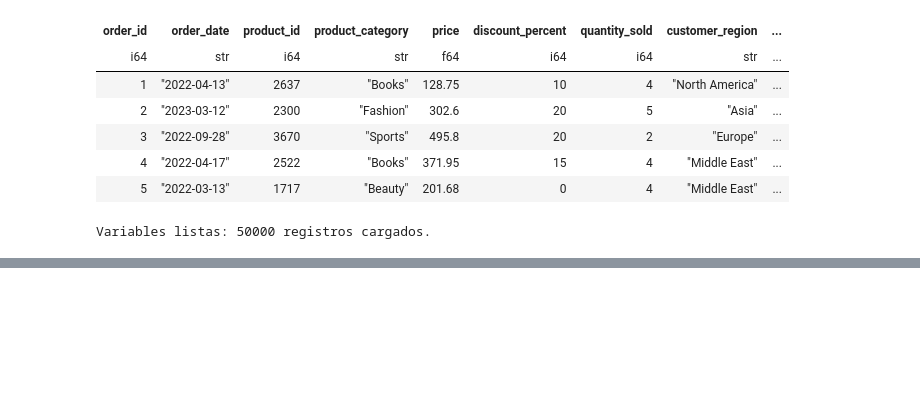
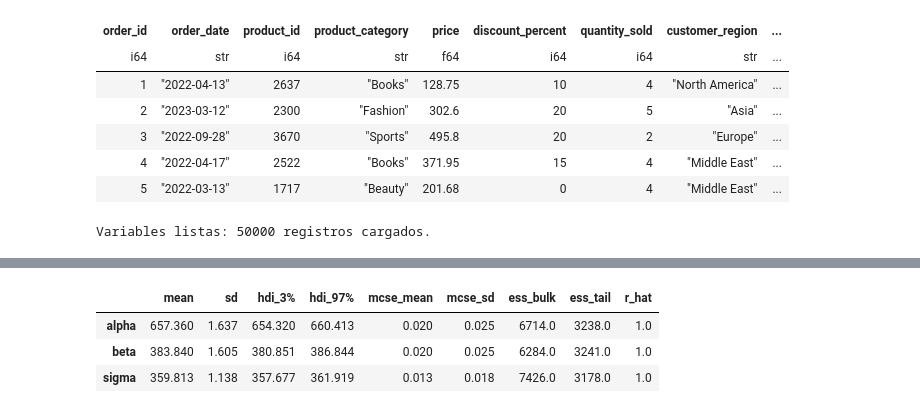
Before and after one commit to Bootcamp-IA-P6/5_Regresion_bayesiana, a Jupyter notebook: 02_Modelado_Bayesiano.ipynb, the cells around one changed output, grey strips where cells are left out. Cells and saved outputs as stored; diff of their text form; code cells hidden in the pictures; blank space fills up the shorter version.

```diff
--- a/02_Modelado_Bayesiano.ipynb
+++ b/02_Modelado_Bayesiano.ipynb
@@ -32,0 +76,7 @@ Variables listas: 50000 registros cargados.
+# %%
+az.summary(trace)
+# %% [output]
+|  | mean | sd | hdi_3% | hdi_97% | mcse_mean | mcse_sd | ess_bulk | ess_tail | r_hat |
+| alpha | 657.360 | 1.637 | 654.320 | 660.413 | 0.020 | 0.025 | 6714.0 | 3238.0 | 1.0 |
+| beta | 383.840 | 1.605 | 380.851 | 386.844 | 0.020 | 0.025 | 6284.0 | 3241.0 | 1.0 |
+| sigma | 359.813 | 1.138 | 357.677 | 361.919 | 0.013 | 0.018 | 7426.0 | 3178.0 | 1.0 |
```
Also changed, not shown: parts of 10 cells of this notebook.
